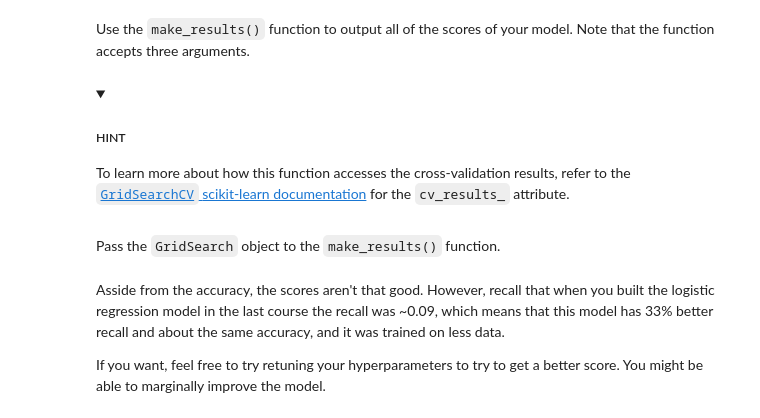
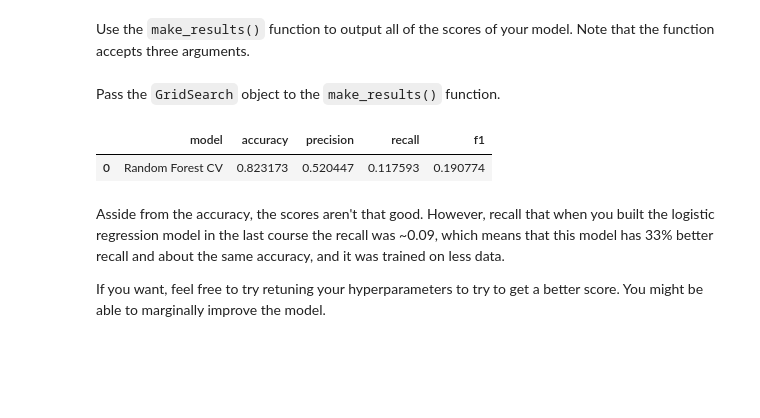
Before and after one commit to dianario/waze-project, a Jupyter notebook: 6_Waze_ml_modelling.ipynb, the cells around one changed output. Drawn from its saved outputs; the diff is of its cells as text; code cells hidden in the pictures; folded sections open; blank space fills up the shorter version.

Commit message:
Perform eda and build an rf model

```diff
--- a/6_Waze_ml_modelling.ipynb
+++ b/6_Waze_ml_modelling.ipynb
@@ -409,0 +556,2 @@ Now fit the model to the training data.
+# %%
+rf_cv.fit(X_tr, y_tr)
@@ -420,12 +584,5 @@ Examine the best combination of hyperparameters.
 # %% [markdown]
 Use the `make_results()` function to output all of the scores of your model. Note that the function accepts three arguments.
-# %% [markdown]
-<details>
-  <summary><h5>HINT</h5></summary>
-
-To learn more about how this function accesses the cross-validation results, refer to the [`GridSearchCV` scikit-learn documentation](https://scikit-learn.org/stable/modules/generated/sklearn.model_selection.GridSearchCV.html?highlight=gridsearchcv#sklearn.model_selection.GridSearchCV) for the `cv_results_` attribute.
-
-</details>
 # %%
 def make_results(model_name:str, model_object, metric:str):
     '''
@@ -438,19 +595,33 @@ def make_results(model_name:str, model_object, metric:str):
     for the model with the best mean 'metric' score across all validation folds.
     '''
 
-  # Create dictionary that maps input metric to actual metric name in GridSearchCV
-  ### YOUR CODE HERE ###
+    # Create dictionary that maps input metric to actual metric name in GridSearchCV
+    metric_dict = {'precision': 'mean_test_precision',
+                   'recall': 'mean_test_recall',
+                   'f1': 'mean_test_f1',
+                   'accuracy': 'mean_test_accuracy',
+                   }
 
-  # Get all the results from the CV and put them in a df
-  ### YOUR CODE HERE ###
+    # Get all the results from the CV and put them in a df
+    cv_results = pd.DataFrame(model_object.cv_results_)
 
-  # Isolate the row of the df with the max(metric) score
-  ### YOUR CODE HERE ###
+    # Isolate the row of the df with the max(metric) score
+    best_est_res =  cv_results.iloc[cv_results[metric_dict[metric]].idxmax(), ]
 
-  # Extract Accuracy, precision, recall, and f1 score from that row
-  ### YOUR CODE HERE ###
+    # Extract Accuracy, precision, recall, and f1 score from that row
+    accuracy = best_est_res.mean_test_accuracy
+    precision = best_est_res.mean_test_precision
+    recall = best_est_res.mean_test_recall
+    f1 = best_est_res.mean_test_f1
 
-  # Create table of results
-  ### YOUR CODE HERE ###
+    # Create table of results
+    res_table = pd.DataFrame({'model' : [model_name],
+                           'accuracy' : accuracy,
+                           'precision' : precision,
+                           'recall' : recall,
+                           'f1' : f1
+                           }
+                           )
+    return res_table
 # %% [markdown]
 Pass the `GridSearch` object to the `make_results()` function.
@@ -459,3 +628,8 @@ Pass the `GridSearch` object to the `make_results()` function.
+# %%
+make_results(model_name = "Random Forest CV", model_object = rf_cv, metric = 'recall')
+# %% [output]
+|  | model | accuracy | precision | recall | f1 |
+| 0 | Random Forest CV | 0.823173 | 0.520447 | 0.117593 | 0.190774 |
 # %% [markdown]
 Asside from the accuracy, the scores aren't that good. However, recall that when you built the logistic regression model in the last course the recall was \~0.09, which means that this model has 33% better recall and about the same accuracy, and it was trained on less data.
 
```
Also changed, not shown: parts of 36 cells of this notebook.
